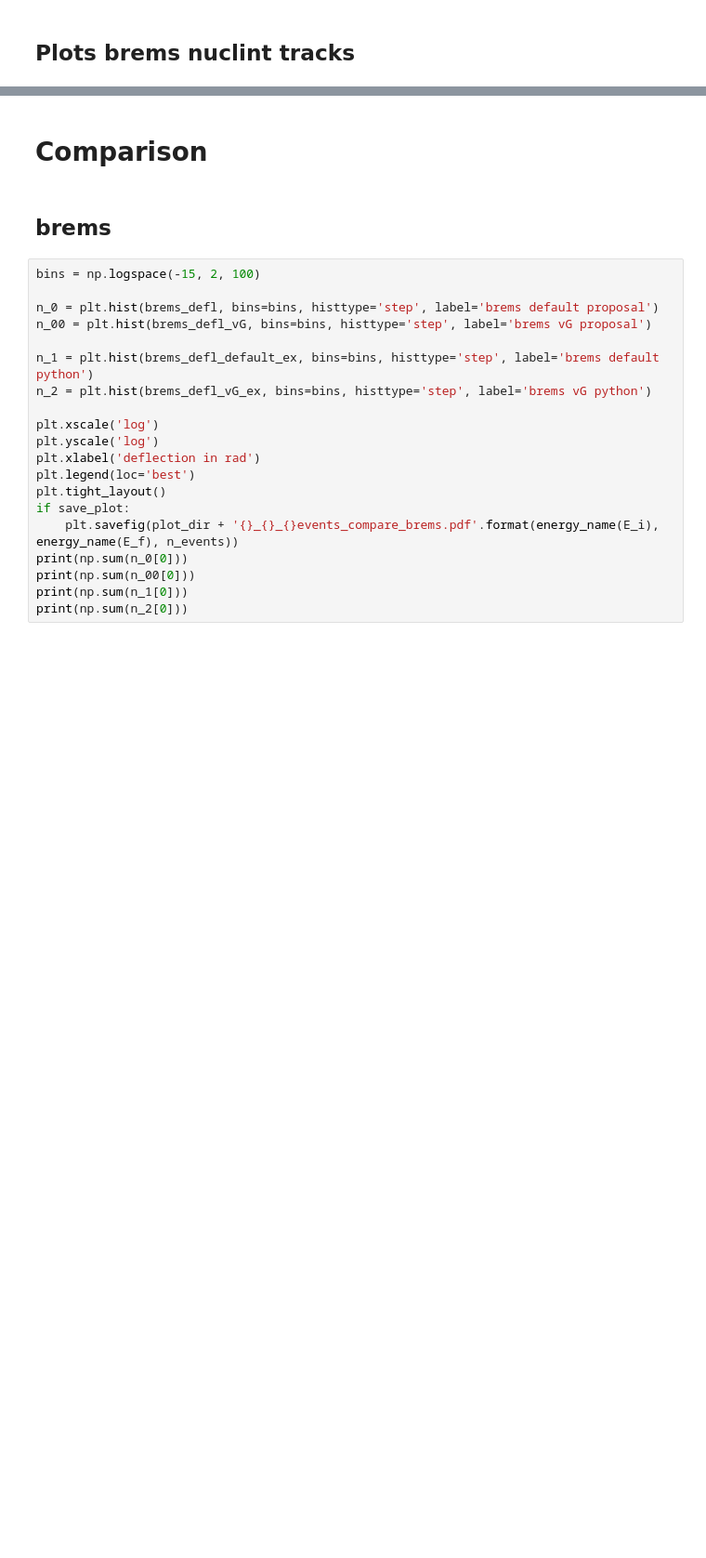
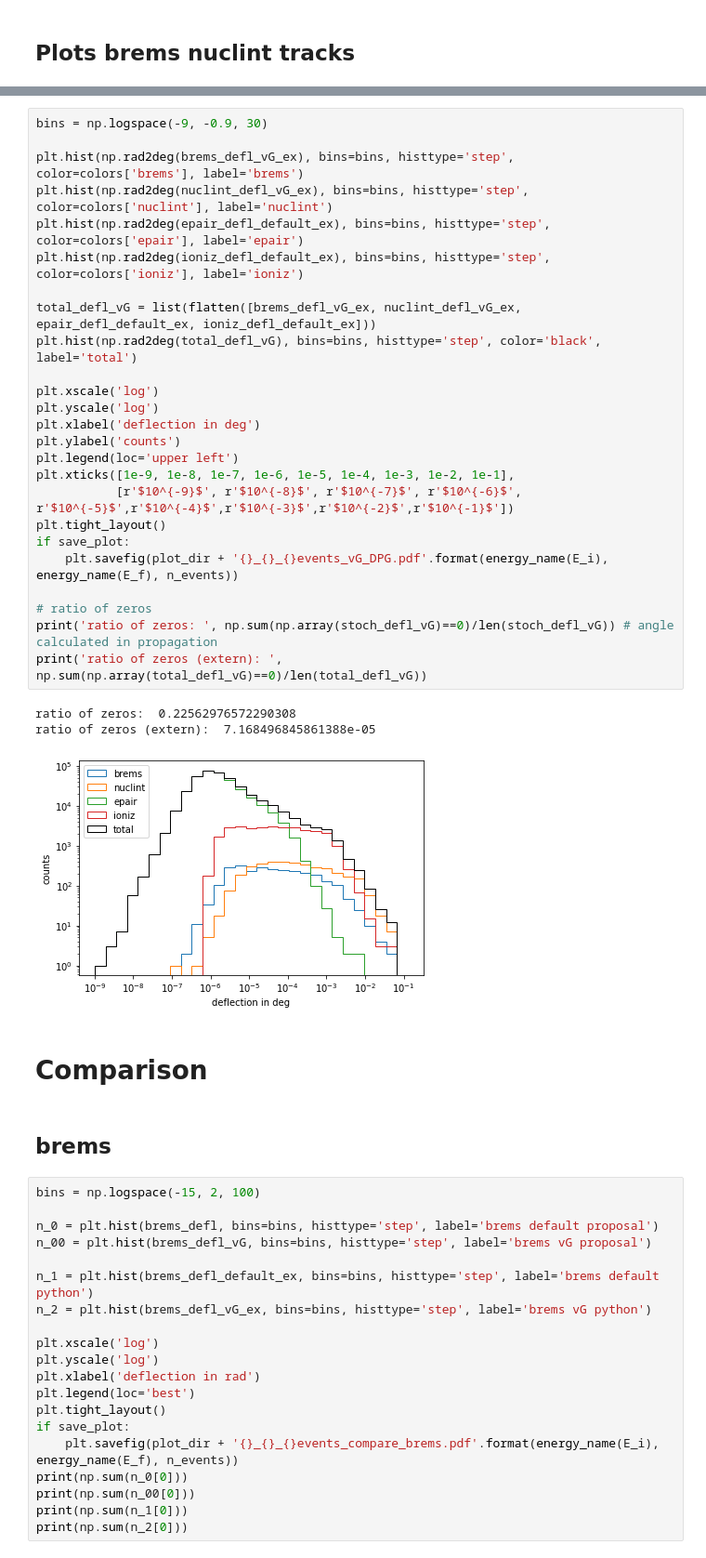
Before and after one commit to pascalgutjahr/muon-deflection-paper, a Jupyter notebook: deflection/deflection_along_sampling.ipynb, the cells around one changed output, grey strips where cells are left out. Shown at 93% size. Drawn from its saved outputs; the diff is of its cells as text; blank space fills up the shorter version.

```diff
--- a/deflection/deflection_along_sampling.ipynb
+++ b/deflection/deflection_along_sampling.ipynb
@@ -463,3 +463,32 @@ ratio of zeros (extern):  7.168496845861388e-05
+# %%
+bins = np.logspace(-9, -0.9, 30)
+
+plt.hist(np.rad2deg(brems_defl_vG_ex), bins=bins, histtype='step', color=colors['brems'], label='brems')
+plt.hist(np.rad2deg(nuclint_defl_vG_ex), bins=bins, histtype='step', color=colors['nuclint'], label='nuclint')
+plt.hist(np.rad2deg(epair_defl_default_ex), bins=bins, histtype='step', color=colors['epair'], label='epair')
+plt.hist(np.rad2deg(ioniz_defl_default_ex), bins=bins, histtype='step', color=colors['ioniz'], label='ioniz')
+
+total_defl_vG = list(flatten([brems_defl_vG_ex, nuclint_defl_vG_ex, epair_defl_default_ex, ioniz_defl_default_ex]))
+plt.hist(np.rad2deg(total_defl_vG), bins=bins, histtype='step', color='black', label='total')
+
+plt.xscale('log')
+plt.yscale('log')
+plt.xlabel('deflection in deg')
+plt.ylabel('counts')
+plt.legend(loc='upper left')
+plt.xticks([1e-9, 1e-8, 1e-7, 1e-6, 1e-5, 1e-4, 1e-3, 1e-2, 1e-1],
+           [r'$10^{-9}$', r'$10^{-8}$', r'$10^{-7}$', r'$10^{-6}$', r'$10^{-5}$',r'$10^{-4}$',r'$10^{-3}$',r'$10^{-2}$',r'$10^{-1}$'])
+plt.tight_layout()
+if save_plot:
+    plt.savefig(plot_dir + '{}_{}_{}events_vG_DPG.pdf'.format(energy_name(E_i), energy_name(E_f), n_events))
+
+# ratio of zeros
+print('ratio of zeros: ', np.sum(np.array(stoch_defl_vG)==0)/len(stoch_defl_vG)) # angle calculated in propagation
+print('ratio of zeros (extern): ', np.sum(np.array(total_defl_vG)==0)/len(total_defl_vG))
+# %% [output]
+ratio of zeros:  0.22562976572290308
+ratio of zeros (extern):  7.168496845861388e-05
+[figure, added]
 # %% [markdown]
 # Comparison
 # %% [markdown]
```
Also changed, not shown: parts of 6 cells of this notebook, 1 other file.
